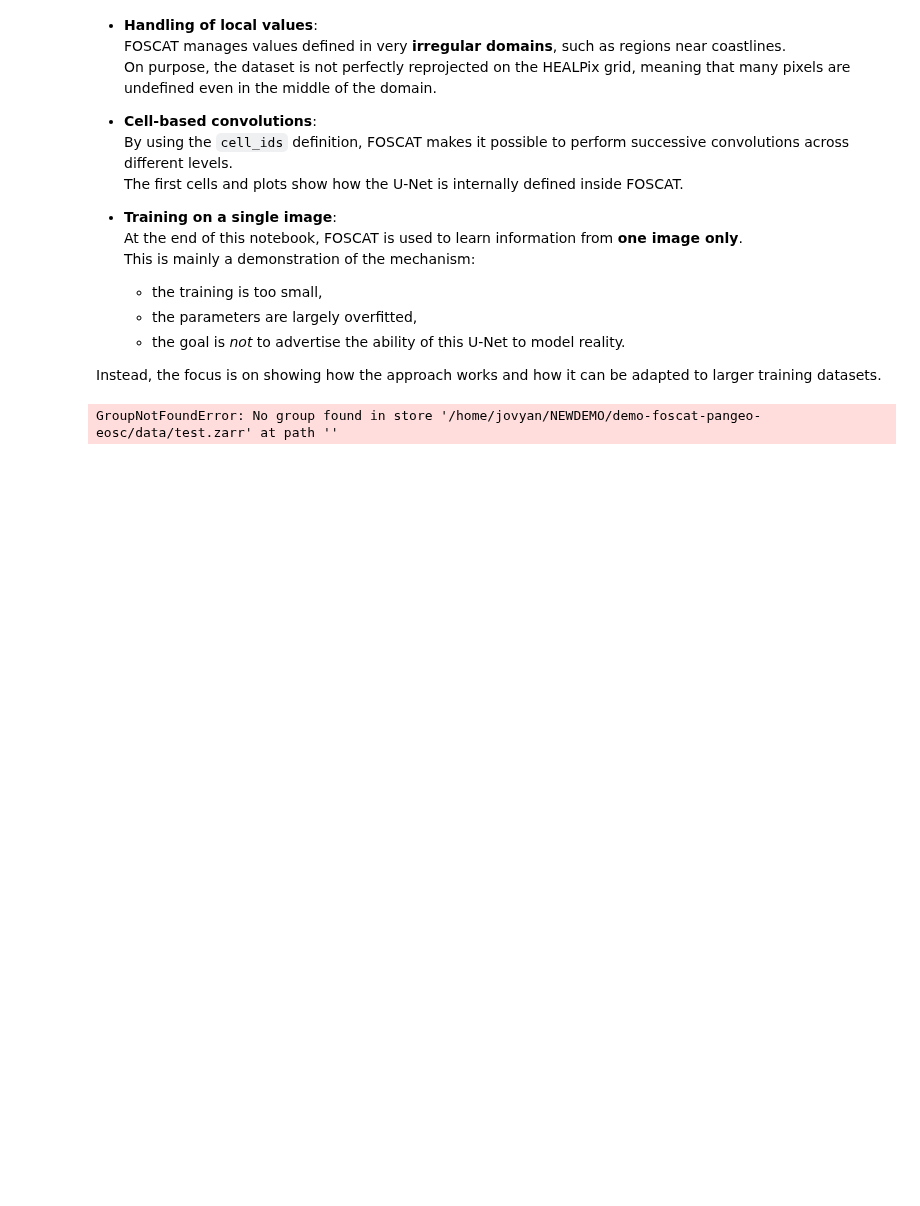
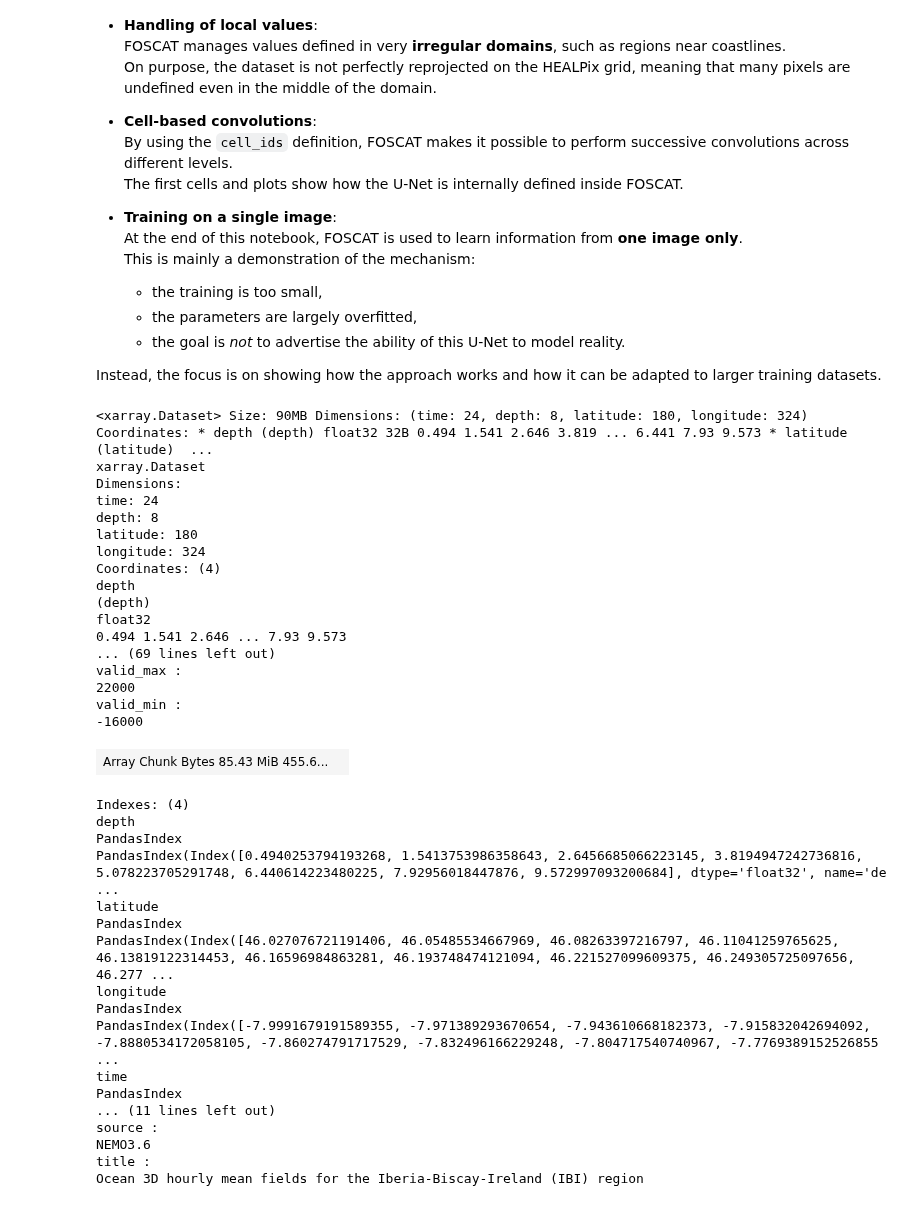
Before and after one commit to IAOCEA/demo-foscat-pangeo-eosc, a Jupyter notebook: CNN_local.ipynb, the cells around one changed output. Drawn from its saved outputs; the diff is of its cells as text; code cells hidden in the pictures; blank space fills up the shorter version.

Commit message:
add test.zarr

```diff
--- a/CNN_local.ipynb
+++ b/CNN_local.ipynb
@@ -29,11 +29,45 @@ import sys
 import healpy as hp
 import xarray as xr
 # %%
-dtotal=xr.open_zarr('../../data/test.zarr')
+dtotal=xr.open_zarr('data/test.zarr')
 #dtotal=xr.open_zarr("https://data-fair2adapt.ifremer.fr/odysea/odysea.zarr").pipe(xdggs.decode)
 dtotal
 # %% [output]
-GroupNotFoundError: No group found in store '/home/jovyan/NEWDEMO/demo-foscat-pangeo-eosc/data/test.zarr' at path ''
+<xarray.Dataset> Size: 90MB Dimensions: (time: 24, depth: 8, latitude: 180, longitude: 324) Coordinates: * depth (depth) float32 32B 0.494 1.541 2.646 3.819 ... 6.441 7.93 9.573 * latitude (latitude)  ...
+xarray.Dataset
+Dimensions:
+time: 24
+depth: 8
+latitude: 180
+longitude: 324
+Coordinates: (4)
+depth
+(depth)
+float32
+0.494 1.541 2.646 ... 7.93 9.573
+... (69 lines left out)
+valid_max :
+22000
+valid_min :
+-16000
+| Array Chunk Bytes 85.43 MiB 455.6... |  |
+Indexes: (4)
+depth
+PandasIndex
+PandasIndex(Index([0.4940253794193268, 1.5413753986358643, 2.6456685066223145, 3.8194947242736816, 5.078223705291748, 6.440614223480225, 7.92956018447876, 9.572997093200684], dtype='float32', name='de ...
+latitude
+PandasIndex
+PandasIndex(Index([46.027076721191406, 46.05485534667969, 46.08263397216797, 46.11041259765625, 46.13819122314453, 46.16596984863281, 46.193748474121094, 46.221527099609375, 46.249305725097656, 46.277 ...
+longitude
+PandasIndex
+PandasIndex(Index([-7.9991679191589355, -7.971389293670654, -7.943610668182373, -7.915832042694092, -7.8880534172058105, -7.860274791717529, -7.832496166229248, -7.804717540740967, -7.7769389152526855 ...
+time
+PandasIndex
+... (11 lines left out)
+source :
+NEMO3.6
+title :
+Ocean 3D hourly mean fields for the Iberia-Biscay-Ireland (IBI) region
 # %%
 nside=1024
 data = dtotal.thetao.compute().values[12,0,:,:]
```
Also changed, not shown: parts of 7 cells of this notebook.
